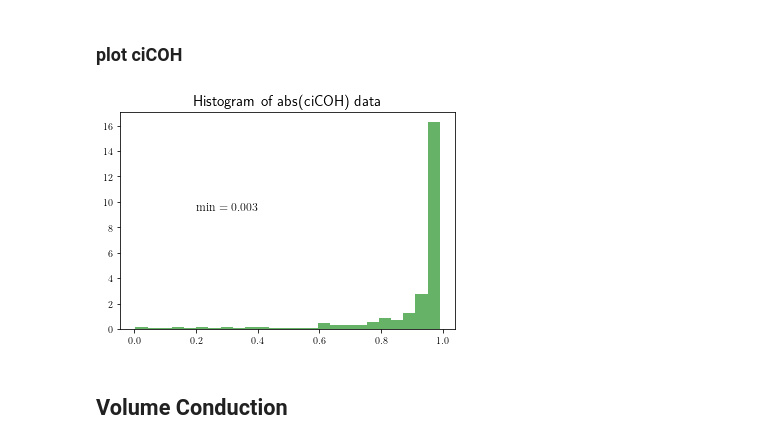
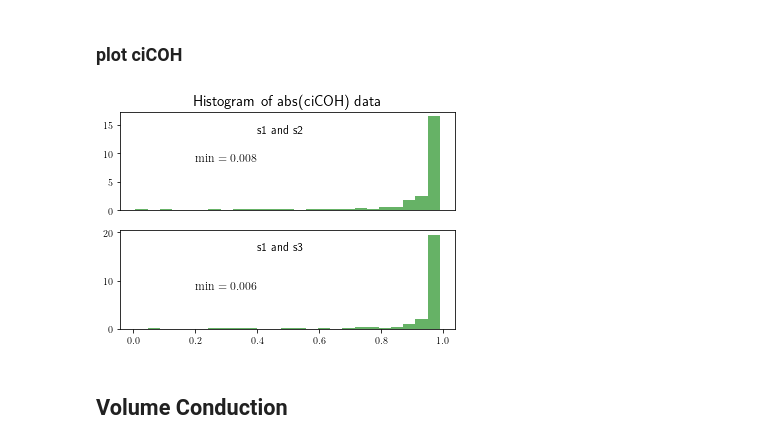
Before and after one commit to yangll0620/FCAnalysis_SMA, a Jupyter notebook: simulated/simulate Data.ipynb, the cells around one changed output. Cells and saved outputs as stored; diff of their text form; code cells hidden in the pictures.

```diff
--- a/simulated/simulate Data.ipynb
+++ b/simulated/simulate Data.ipynb
@@ -59,7 +59,7 @@ corresfolder, correparentfolder = code_corresfolder(os.getcwd(), nb_name)
 # %% [markdown]
 ### Global parameters
 # %%
-ntemp, ntrials = 500, 239
+ntemp, ntrials = 500, 93
 
 # repeat ntimes
 ntimes = 1000
@@ -330,36 +365,68 @@ del ciCOHs, sigs1, sigs2
 # %%
 from scipy.stats import norm
 import matplotlib.pyplot as plt
 
 
-ciCOHs = ciCOHs_sin
+plt.rc('text', usetex=True)
+plt.figure()
 
+
+
+### ciCOHs_12
+
+ciCOHs = ciCOHs_sin12
 ciCOHs = abs(np.array(ciCOHs))
-
-plt.rc('text', usetex=True)
 
 # Fit a normal distribution to the data:
 mu, std = norm.fit(abs(ciCOHs))
 
-# Plot the histogram.
+# Plot the histogram
+plt.subplot(211)
+plt.hist(ciCOHs, bins=25, density=True, alpha=0.6, color='g')
+
+eq1 = r"\begin{eqnarray*}" + \
+      r"\min = " + str(np.around(np.min(ciCOHs), decimals=3)) + \
+      r"\end{eqnarray*}"
+
+plt.text(0.2, 10, eq1, {'fontsize': 12}, va="top", ha="left")
+plt.text(0.4, 15, r"s1 and s2", {'fontsize': 12}, va="top", size=12, weight="bold")
+plt.xticks([])
+
+
+title = "Histogram of abs(ciCOH) data"
+plt.title(title, size=15)
+
+del ciCOHs
+
+
+
+### ciCOHs_13
+
+ciCOHs = ciCOHs_sin13
+ciCOHs = abs(np.array(ciCOHs))
+
+# Fit a normal distribution to the data:
+mu, std = norm.fit(abs(ciCOHs))
+
+plt.subplot(212)
 plt.hist(ciCOHs, bins=25, density=True, alpha=0.6, color='g')
 
 
 eq1 = r"\begin{eqnarray*}" + \
       r"\min = " + str(np.around(np.min(ciCOHs), decimals=3)) + \
       r"\end{eqnarray*}"
 
 plt.text(0.2, 10, eq1, {'fontsize': 12}, va="top", ha="left")
+plt.text(0.4, 18, r"s1 and s3", {'fontsize': 12}, va="top", size=12, weight="bold")
 
-title = "Histogram of abs(ciCOH) data"
-plt.title(title, size=15)
+
 
 #plt.show()
 plt.savefig(os.path.join(savefolder,  "sin_ciCOHHist.png"))
 
 del ciCOHs
 # %% [output]
-[figure, old version]
+[figure, new version]
 # %% [markdown]
 ## Volume Conduction
 # %%
```
Also changed, not shown: parts of 8 cells of this notebook, 47 other files.
